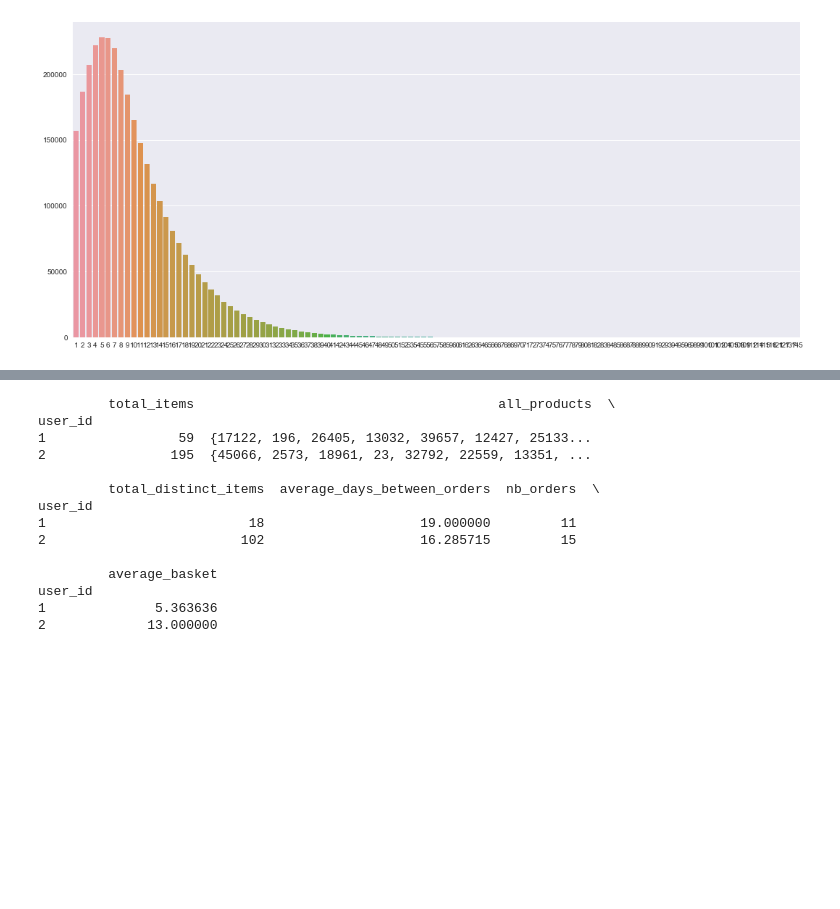
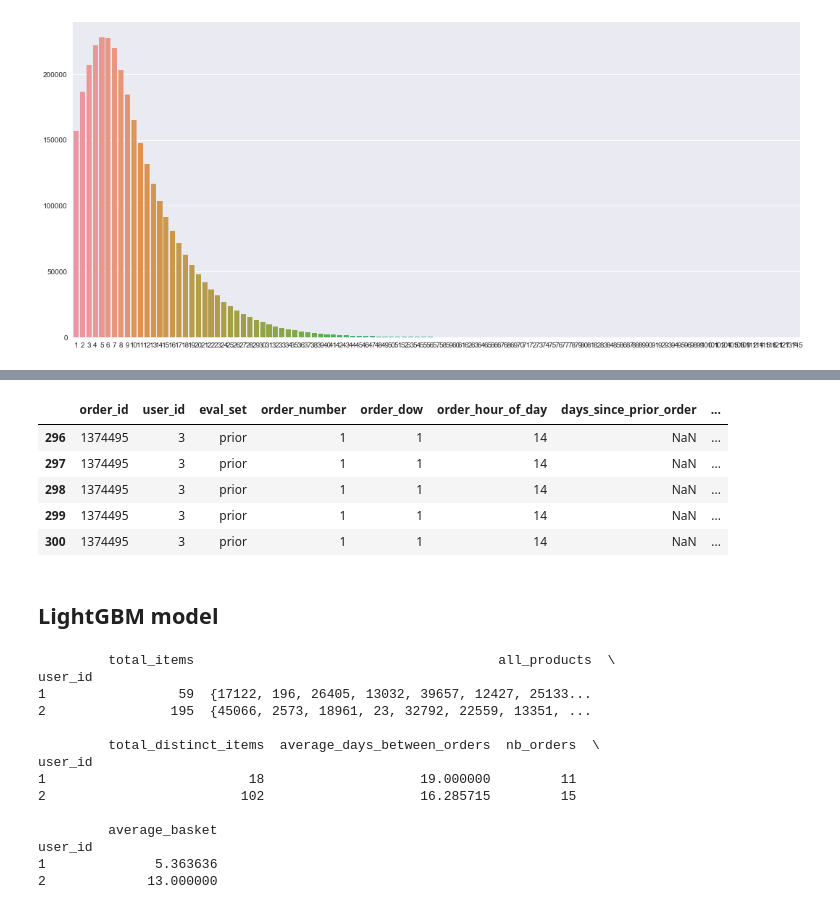
Before and after one commit to esther3587/Instacart-Market-Analysis, a Jupyter notebook: instacart.ipynb, the cells around one changed output, grey strips where cells are left out. Saved outputs shown, nothing was run; the diff lists cells and outputs as text; code cells hidden in the pictures; blank space fills up the shorter version.

```diff
--- a/instacart.ipynb
+++ b/instacart.ipynb
@@ -107,0 +139,9 @@ sns.barplot(count.index, count.values)
+# %%
+test_history.head()
+# %% [output]
+|  | order_id | user_id | eval_set | order_number | order_dow | order_hour_of_day | days_since_prior_order | ... |
+| 296 | 1374495 | 3 | prior | 1 | 1 | 14 | NaN | ... |
+| 297 | 1374495 | 3 | prior | 1 | 1 | 14 | NaN | ... |
+| 298 | 1374495 | 3 | prior | 1 | 1 | 14 | NaN | ... |
+| 299 | 1374495 | 3 | prior | 1 | 1 | 14 | NaN | ... |
+| 300 | 1374495 | 3 | prior | 1 | 1 | 14 | NaN | ... |
@@ -108,3 +166,5 @@ sns.barplot(count.index, count.values)
+# %% [markdown]
+## LightGBM model
 # %%
 #computing product reorder rate
 prods = pd.DataFrame()
```
Also changed, not shown: parts of 10 cells of this notebook.
